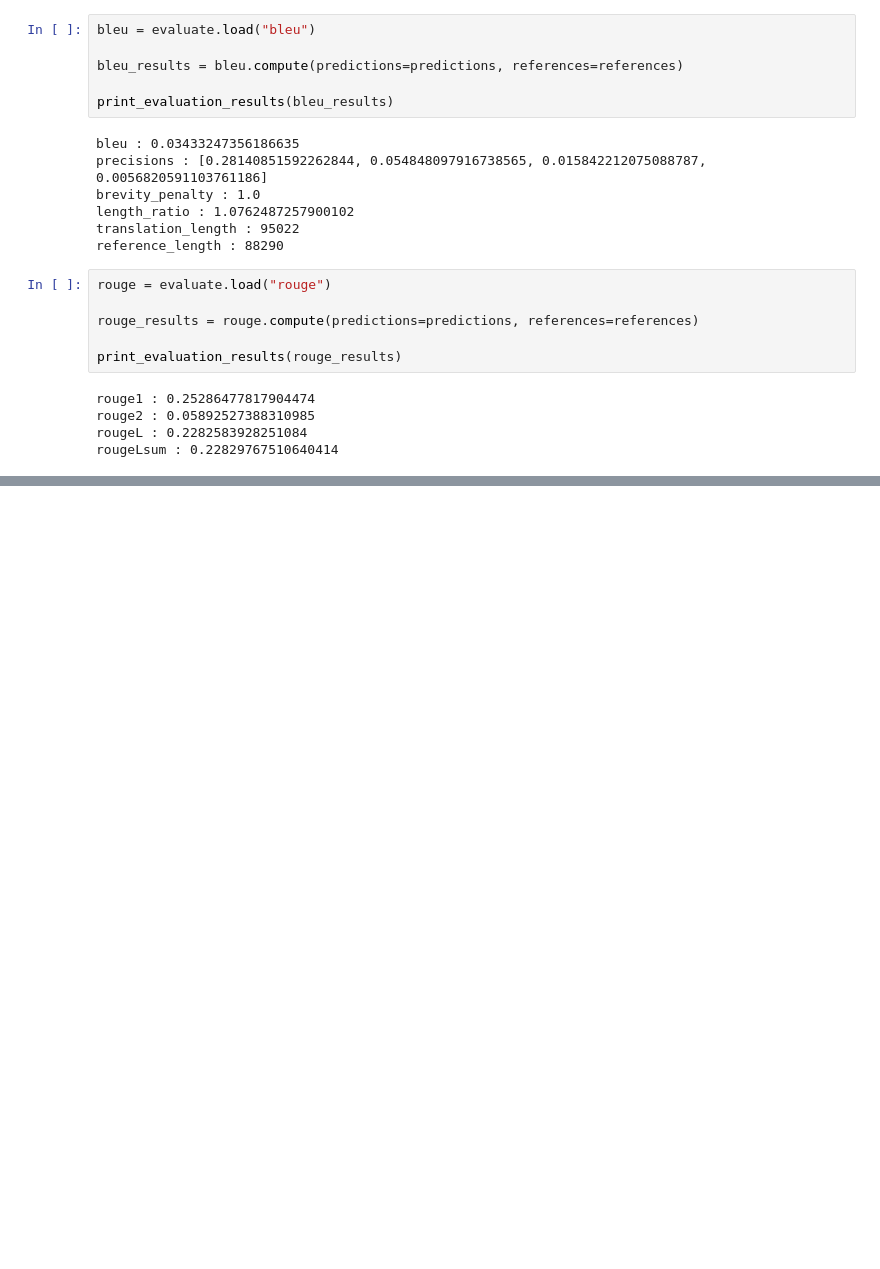
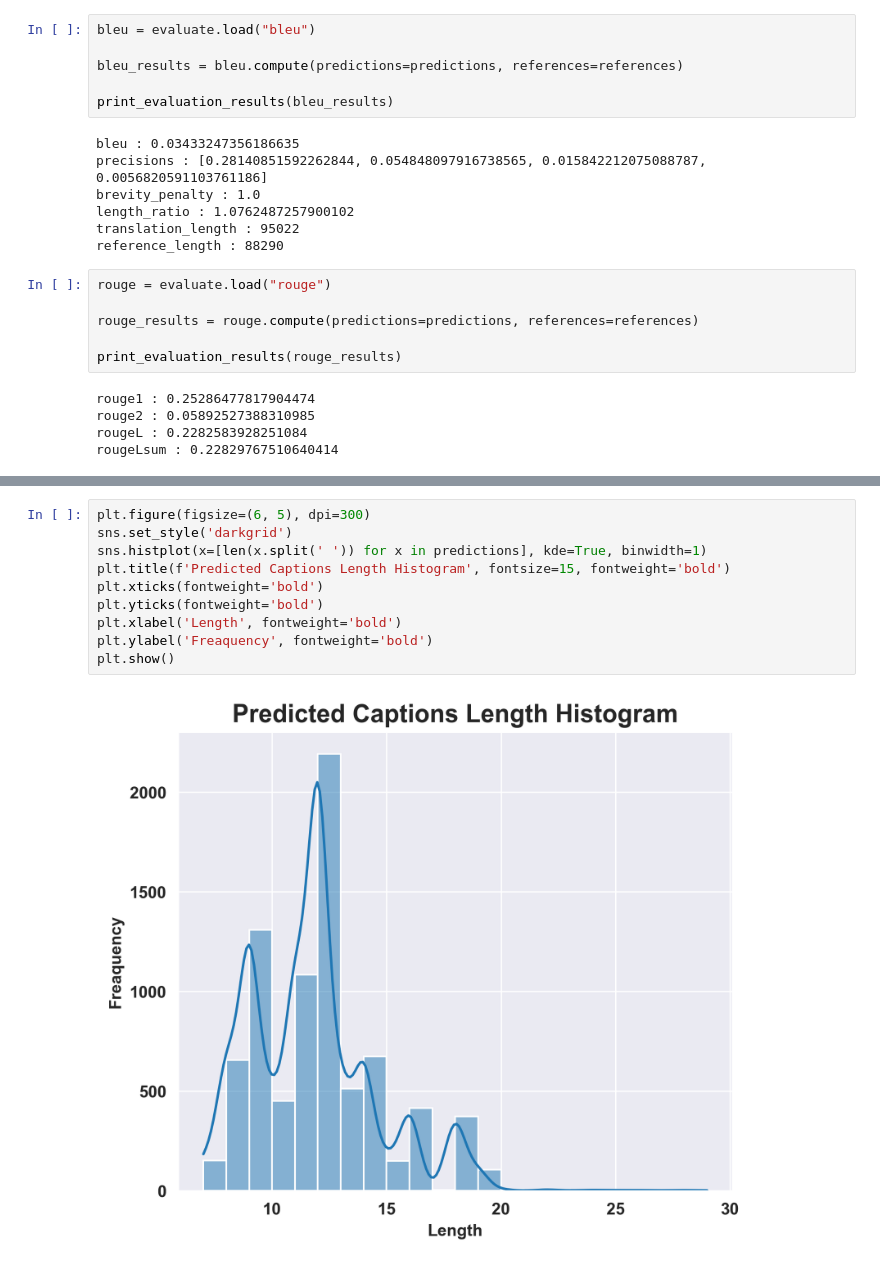
Before and after one commit to tkobil/image-captioning-using-encoder-decoder-models, a Jupyter notebook: eval.ipynb, the cells around one changed output, grey strips where cells are left out. Drawn from its saved outputs; the diff is of its cells as text; blank space fills up the shorter version.

```diff
--- a/eval.ipynb
+++ b/eval.ipynb
@@ -237,0 +243,12 @@ rougeLsum : 0.22829767510640414
+# %%
+plt.figure(figsize=(6, 5), dpi=300)
+sns.set_style('darkgrid')
+sns.histplot(x=[len(x.split(' ')) for x in predictions], kde=True, binwidth=1)
+plt.title(f'Predicted Captions Length Histogram', fontsize=15, fontweight='bold')
+plt.xticks(fontweight='bold')
+plt.yticks(fontweight='bold')
+plt.xlabel('Length', fontweight='bold')
+plt.ylabel('Freaquency', fontweight='bold')
+plt.show()
+# %% [output]
+[figure, added]
```
Also changed, not shown: parts of 2 cells of this notebook, 1 other file.
